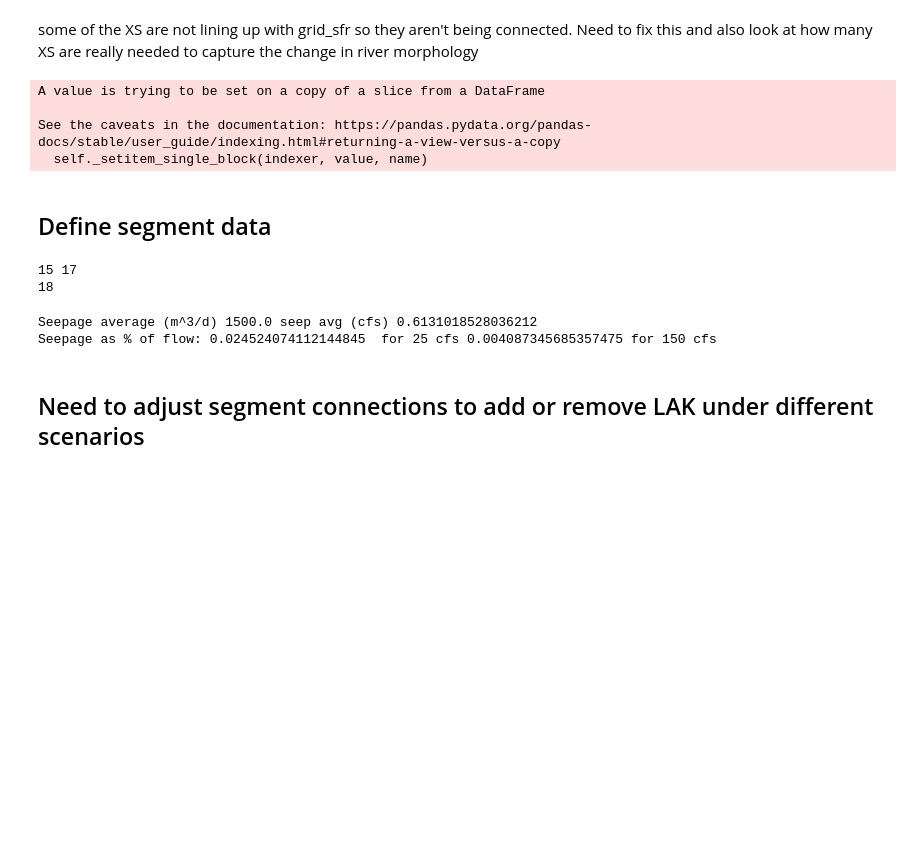
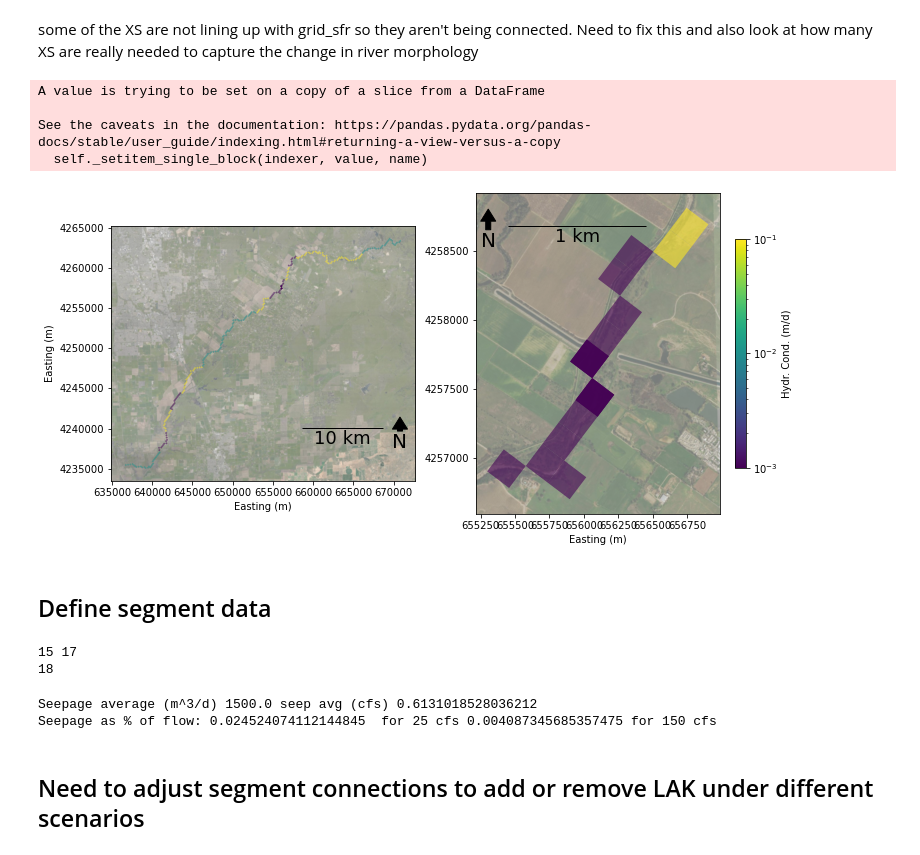
Before and after one commit to andrewcalderwood/CosumnesRiverRecharge, a Jupyter notebook: Projects/Blodgett/Blodgett_SS_scenarios_RIV.ipynb, the cells around one changed output. Drawn from its saved outputs; the diff is of its cells as text; code cells hidden in the pictures; blank space fills up the shorter version.

Commit message:
Update Blodgett Dam results plotting work
Still need to update other model creation files

```diff
--- a/Projects/Blodgett/Blodgett_SS_scenarios_RIV.ipynb
+++ b/Projects/Blodgett/Blodgett_SS_scenarios_RIV.ipynb
@@ -126,0 +123,14 @@ gwfm_dir = os.path.dirname(os.path.dirname(os.getcwd()))
+# %%
+git_dir = os.getcwd()
+while os.path.basename(git_dir) != 'GitHub':
+    git_dir = os.path.dirname(git_dir)
+usr_dir = os.getcwd()
+while os.path.basename(usr_dir) != 'Users':
+    temp = os.path.basename(usr_dir)
+    usr_dir = os.path.dirname(usr_dir)
+usr_dir += '/'+temp
+
+## Set up directory referencing
+# Package data
+gwfm_dir = usr_dir+'/Box/research_cosumnes/GWFlowModel'
+gwfm_dir
@@ -230,7 +242,7 @@ m.remove_package('SFR')
 # %% [markdown]
 # SFR
 # %%
-gwfm_dir = os.path.dirname(os.path.dirname(os.getcwd()))
+# gwfm_dir = os.path.dirname(os.path.dirname(os.getcwd()))
 sfr = m.sfr
 sfr_dir = gwfm_dir+'/SFR_data/'
 # %%
@@ -240,8 +252,8 @@ grid_sfr = gpd.read_file(sfr_dir+'/final_grid_sfr/grid_sfr.shp')
 ## Adjust Blodgett Dam scenario here
 # %%
 # scenario = 'design'
-scenario = 'actual'
-# scenario = 'new'
+# scenario = 'actual'
+scenario = 'new'
 # %%
 # XSlocs = gpd.read_file(sfr_dir+'8pointXS_locs/8pointXS_locs.shp')
 # new shapefile with an extra point for blodgett dam as site 16.5
@@ -498,26 +507,60 @@ sfr.reach_data.strhc1 = sfr_K
 # %%
-# grid_sfr['sfr_K'] = sfr_K
-# plt_dir = gwfm_dir+'/Blodgett_Dam/figures/'
+grid_sfr['sfr_K'] = sfr_K
+plt_dir = gwfm_dir+'/Blodgett_Dam/figures/'
 
-# if grid_sfr.sfr_K.min() >1E-4:
-#     vmin = grid_sfr.sfr_K.min()
-# else:
-#     vmin = 1E-3
+if grid_sfr.sfr_K.min() >1E-4:
+    vmin = grid_sfr.sfr_K.min()
+else:
+    vmin = 1E-3
 
-# fig,ax=plt.subplots(1,2,figsize=(12,6))
-# grid_sfr.plot('sfr_K',ax=ax[0],alpha=0.5,legend=False,
-#              norm=mpl.colors.LogNorm(vmin=vmin, vmax=grid_sfr.sfr_K.max()))
-# ctx.add_basemap(ax[0], source = ctx.providers.Esri.WorldImagery, crs='epsg:26910', alpha = 0.6)
+fig,ax=plt.subplots(1,2,figsize=(12,6))
+grid_sfr.plot('sfr_K',ax=ax[0],alpha=0.5,legend=False,
+             norm=mpl.colors.LogNorm(vmin=vmin, vmax=grid_sfr.sfr_K.max()))
+ctx.add_basemap(ax[0], source = ctx.providers.Esri.WorldImagery, crs='epsg:26910', alpha = 0.6, attribution=False)
 
-# K_plot = grid_sfr[(grid_sfr.reach>90)&(grid_sfr.reach<110)].plot('sfr_K',ax=ax[1],alpha=0.6,legend=True,
-#                                                                  norm=mpl.colors.LogNorm(vmin=vmin, vmax=grid_sfr.sfr_K.max()),
-#                                                                 legend_kwds={'shrink':0.7,'label':'Hydr. Cond. (m/d)'})
-# # ax[1].colorbar(shrink=0.7)
-# ctx.add_basemap(ax[1], source = ctx.providers.Esri.WorldImagery, crs='epsg:26910', alpha = 0.6)
-# ax[0].ticklabel_format(style='plain')
-# ax[1].ticklabel_format(style='plain')
 
+
+
+K_plot = grid_sfr[(grid_sfr.reach>90)&(grid_sfr.reach<110)].plot('sfr_K',ax=ax[1],alpha=0.6,legend=True,
+                                                                 norm=mpl.colors.LogNorm(vmin=vmin, vmax=grid_sfr.sfr_K.max()),
+                                                                legend_kwds={'shrink':0.7,'label':'Hydr. Cond. (m/d)'})
+# ax[1].colorbar(shrink=0.7)
+ctx.add_basemap(ax[1], source = ctx.providers.Esri.WorldImagery, crs='epsg:26910', alpha = 0.6, attribution=False)
+ax[0].ticklabel_format(style='plain')
+ax[1].ticklabel_format(style='plain')
+
+ax[0].set_xlabel('Easting (m)')
+ax[1].set_xlabel('Easting (m)')
+ax[0].set_ylabel('Easting (m)')
+x, y, arrow_length = 0.95, 0.25, 0.1,
+ax[0].annotate('N', xy=(x, y), xytext=(x, y-arrow_length),
+            arrowprops=dict(facecolor='black', width=5, headwidth=15),
+            ha='center', va='center', fontsize=20,
+            xycoords=ax[0].transAxes), ax[0].ticklabel_format(style='plain')
+
+x, y, arrow_length = 0.05, 0.95, 0.1,
+ax[1].annotate('N', xy=(x, y), xytext=(x, y-arrow_length),
+            arrowprops=dict(facecolor='black', width=5, headwidth=15),
+            ha='center', va='center', fontsize=20,
+            xycoords=ax[1].transAxes), ax[1].ticklabel_format(style='plain')
+
+fontprops = fm.FontProperties(size=18)
+scalebar = AnchoredSizeBar(ax[0].transData,
+                               10000, '10 km', loc='lower right',
+                               pad=1.7, sep=2, color='black',
+                               frameon=False, size_vertical=1,
+                               fontproperties=fontprops),
+ax[0].add_artist(scalebar[0])
+
+scalebar = AnchoredSizeBar(ax[1].transData,
+                               1000, '1 km', loc= 'upper left',
+                               pad=1.7, sep=2, color='black',
+                               frameon=False, size_vertical=1,
+                               fontproperties=fontprops),
+ax[1].add_artist(scalebar[0])
 # plt.savefig(plt_dir+scenario+'stream_K_longitudinal mapping.png',dpi=600,bbox_inches='tight')
+# %% [output]
+[figure, added]
 # %%
 mb4rl = pd.read_csv(sfr_dir+'michigan_bar_icalc4_data.csv', skiprows = 0, sep = ',')
 # %% [markdown]
```
Also changed, not shown: parts of 5 cells of this notebook, 3 other files.
